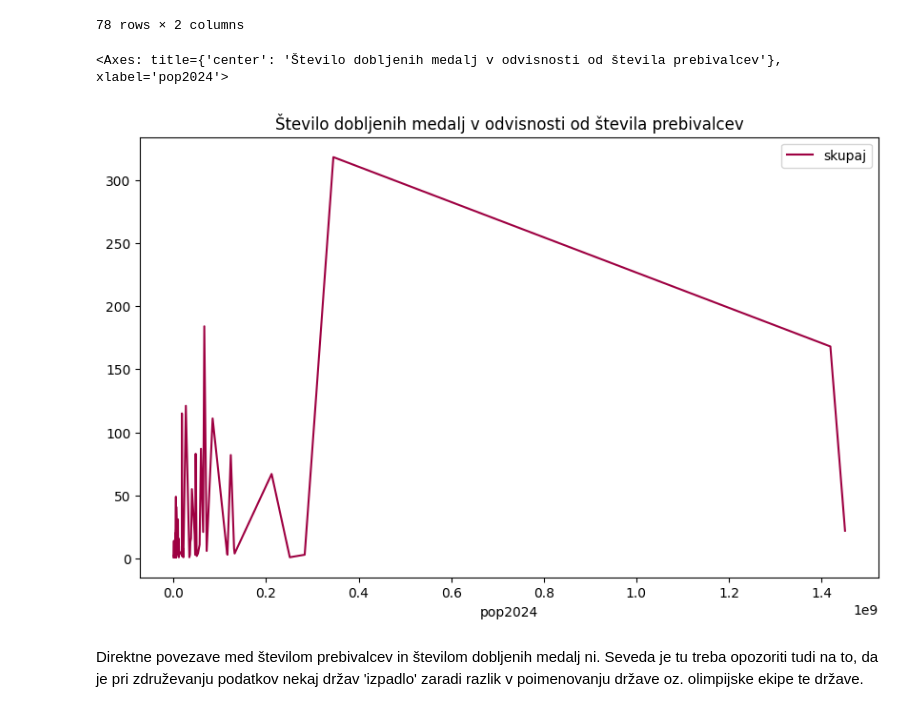
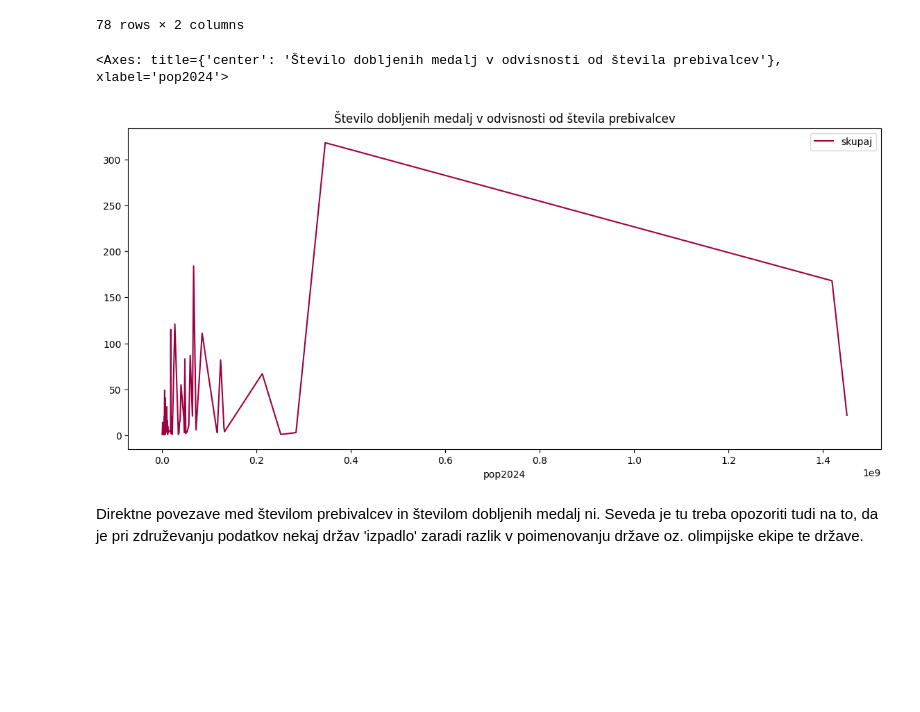
Before and after one commit to gaseva/Dobitniki-medalj-na-olimpijskih-igrah-2024, a Jupyter notebook: analiza.ipynb, the cells around one changed output. Saved outputs shown, nothing was run; the diff lists cells and outputs as text; code cells hidden in the pictures; blank space fills up the shorter version.

```diff
--- a/analiza.ipynb
+++ b/analiza.ipynb
@@ -171,11 +171,11 @@ združeno
 | Dominica | 1 | 66205 |
 78 rows × 2 columns
 # %%
-združeno.plot('pop2024', 'skupaj', title='Število dobljenih medalj v odvisnosti od števila prebivalcev',
-    colormap='Spectral', figsize=(10,6))
+združeno.plot.line('pop2024', 'skupaj', title='Število dobljenih medalj v odvisnosti od števila prebivalcev',
+    colormap='Spectral', figsize=(14,6))
 # %% [output]
 <Axes: title={'center': 'Število dobljenih medalj v odvisnosti od števila prebivalcev'}, xlabel='pop2024'>
-[figure, old version]
+[figure, new version]
 # %% [markdown]
 Direktne povezave med številom prebivalcev in številom dobljenih medalj ni. Seveda je tu treba opozoriti tudi na to, da je pri združevanju podatkov nekaj držav 'izpadlo' zaradi razlik v poimenovanju države oz. olimpijske ekipe te države.
 # %% [markdown]
```
Also changed, not shown: parts of 1 cell of this notebook.
